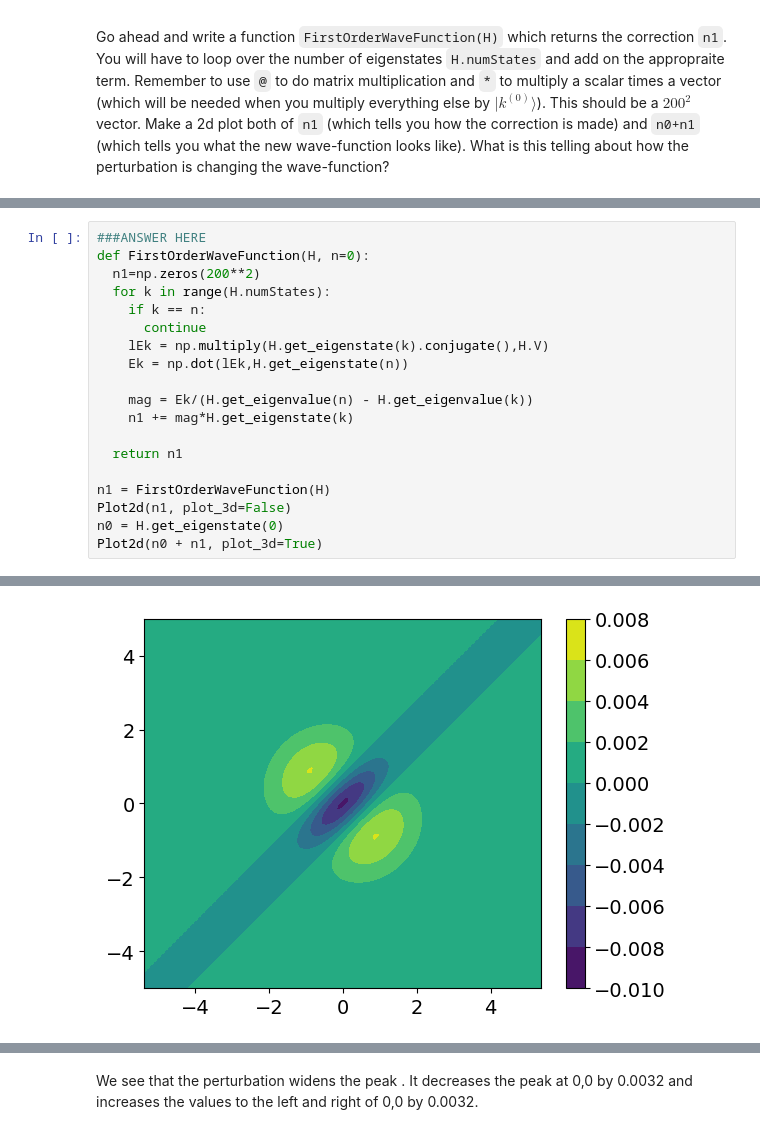
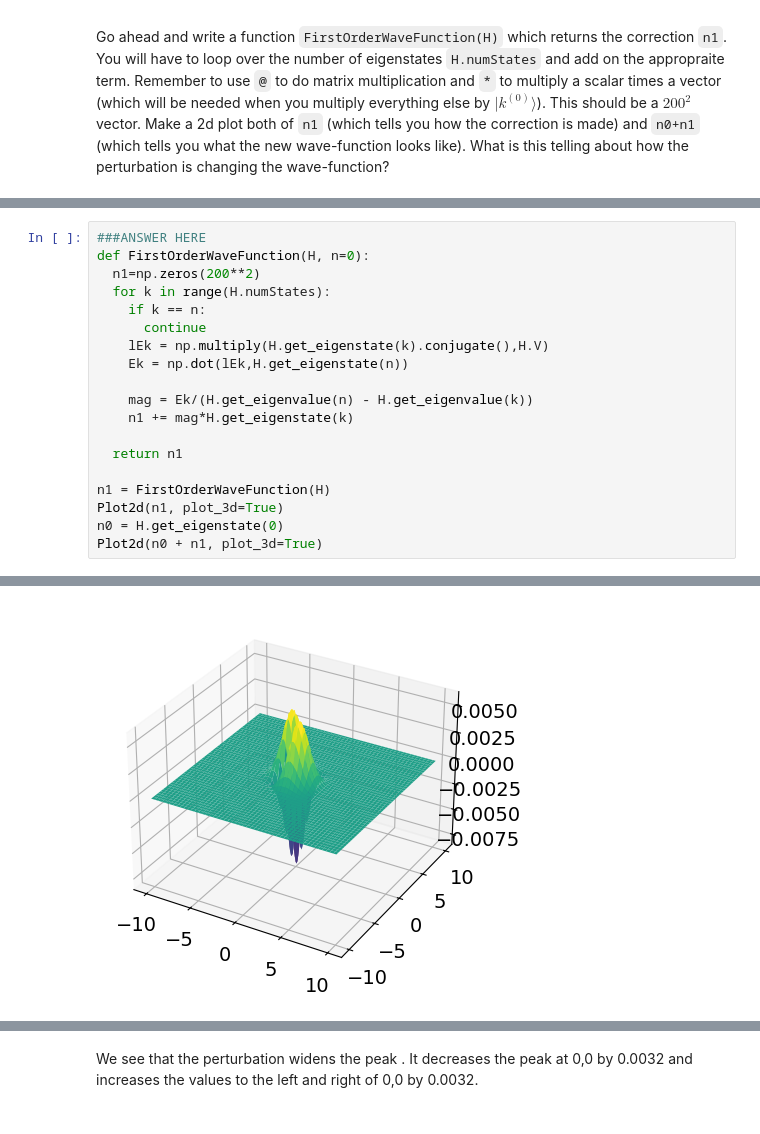
Before and after one commit to mvela31/PHYS487hws, a Jupyter notebook: quantum_mechanics/PerturbationTheory.ipynb, the cells around one changed output, grey strips where cells are left out. Cells and saved outputs as stored; diff of their text form.

```diff
--- a/quantum_mechanics/PerturbationTheory.ipynb
+++ b/quantum_mechanics/PerturbationTheory.ipynb
@@ -486,7 +486,7 @@ def FirstOrderWaveFunction(H, n=0):
   return n1
 
 n1 = FirstOrderWaveFunction(H)
-Plot2d(n1, plot_3d=False)
+Plot2d(n1, plot_3d=True)
 n0 = H.get_eigenstate(0)
 Plot2d(n0 + n1, plot_3d=True)
 # %% [output]
@@ -494,4 +493,4 @@ WARNING:matplotlib.axes._base:Ignoring fixed x limits to fulfill fixed data aspe
-[figure, old version]
+[figure, new version]
 [figure]
 # %% [markdown]
 We see that the perturbation widens the peak . It decreases the peak at 0,0 by 0.0032 and increases the values to the left and right of 0,0 by 0.0032.
```
Also changed, not shown: parts of 12 cells of this notebook.
